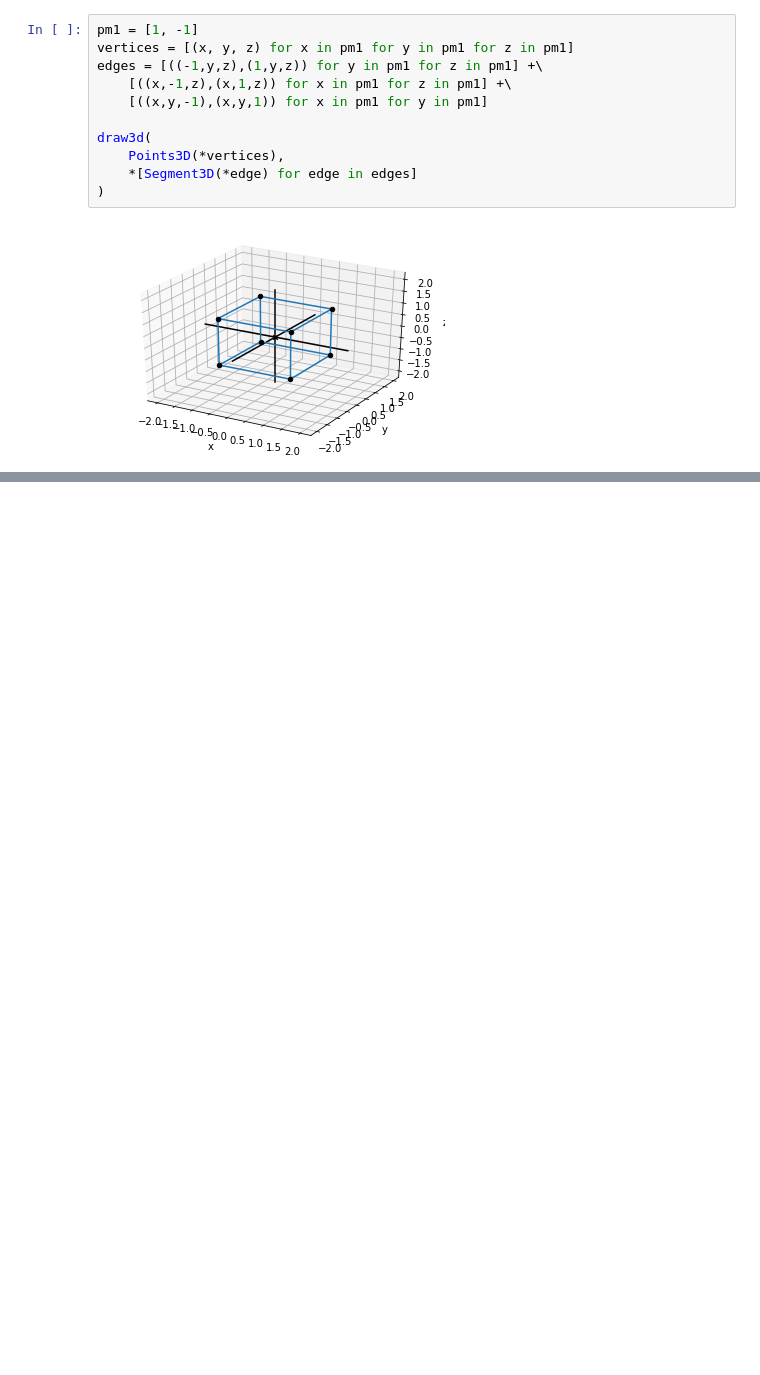
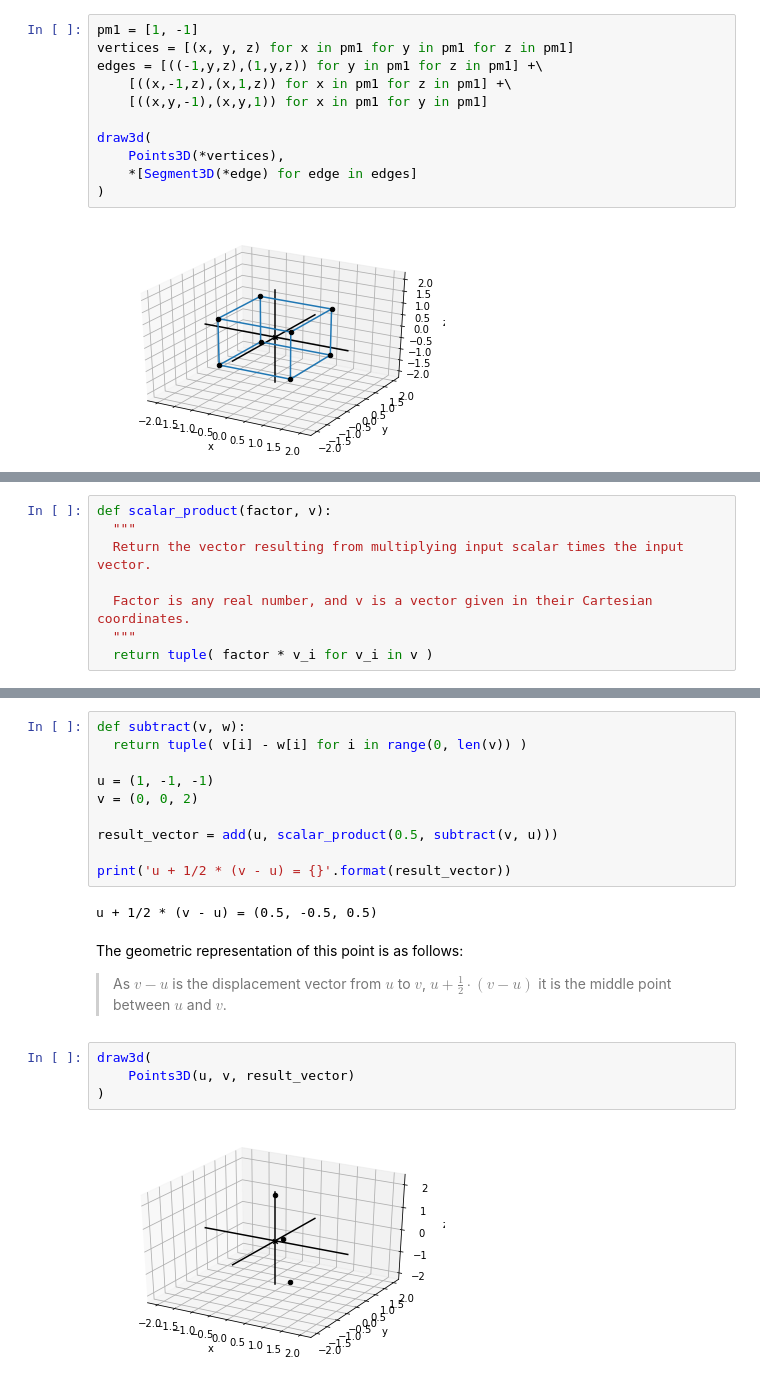
Before and after one commit to sergiofgonzalez/math-workbench, a Jupyter notebook: 02-the-3d-space/e01-vectors-3d-exercises/vectors-3d-exercises.ipynb, the cells around one changed output, grey strips where cells are left out. Cells and saved outputs as stored; diff of their text form; blank space fills up the shorter version.

```diff
--- a/02-the-3d-space/e01-vectors-3d-exercises/vectors-3d-exercises.ipynb
+++ b/02-the-3d-space/e01-vectors-3d-exercises/vectors-3d-exercises.ipynb
@@ -77,0 +180,8 @@ draw3d(
+# %%
+def scalar_product(factor, v):
+  """
+  Return the vector resulting from multiplying input scalar times the input vector.
+
+  Factor is any real number, and v is a vector given in their Cartesian coordinates.
+  """
+  return tuple( factor * v_i for v_i in v )
@@ -77,0 +200,21 @@ draw3d(
+# %%
+def subtract(v, w):
+  return tuple( v[i] - w[i] for i in range(0, len(v)) )
+
+u = (1, -1, -1)
+v = (0, 0, 2)
+
+result_vector = add(u, scalar_product(0.5, subtract(v, u)))
+
+print('u + 1/2 * (v - u) = {}'.format(result_vector))
+# %% [output]
+u + 1/2 * (v - u) = (0.5, -0.5, 0.5)
+# %% [markdown]
+The geometric representation of this point is as follows:
+> As $ v - u $ is the displacement vector from $ u $ to $ v $, $ u + \frac{1}{2} \cdot (v - u) $ it is the middle point between $ u $ and $ v $.
+# %%
+draw3d(
+    Points3D(u, v, result_vector)
+)
+# %% [output]
+[figure, added]
```
Also changed, not shown: parts of 19 cells of this notebook, 1 other file.
